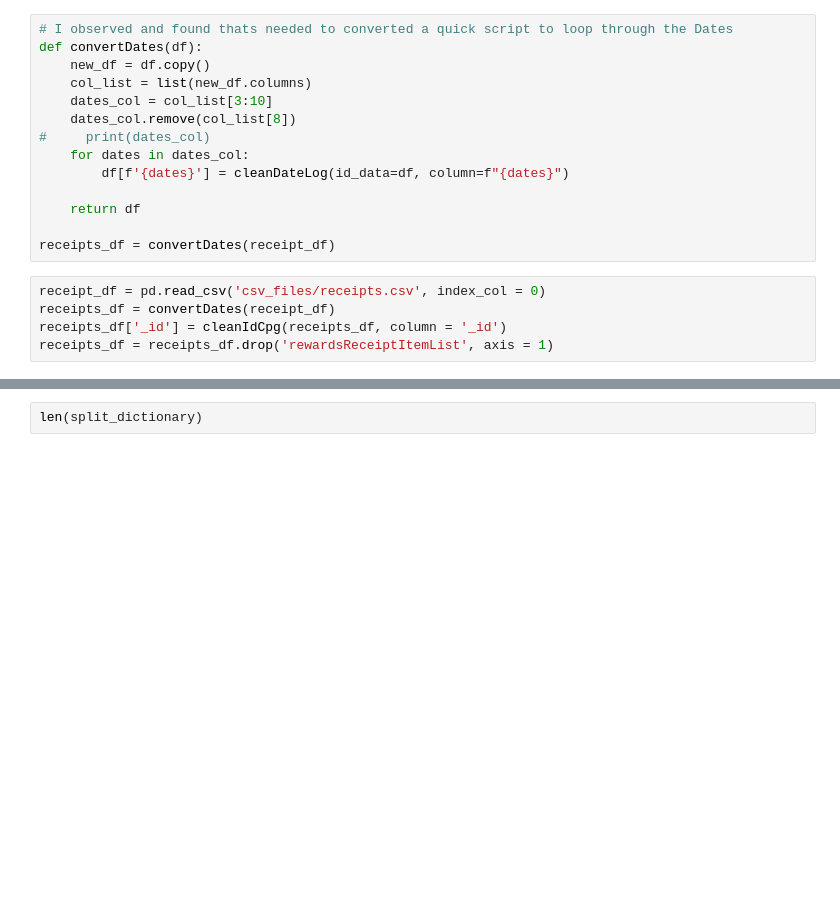
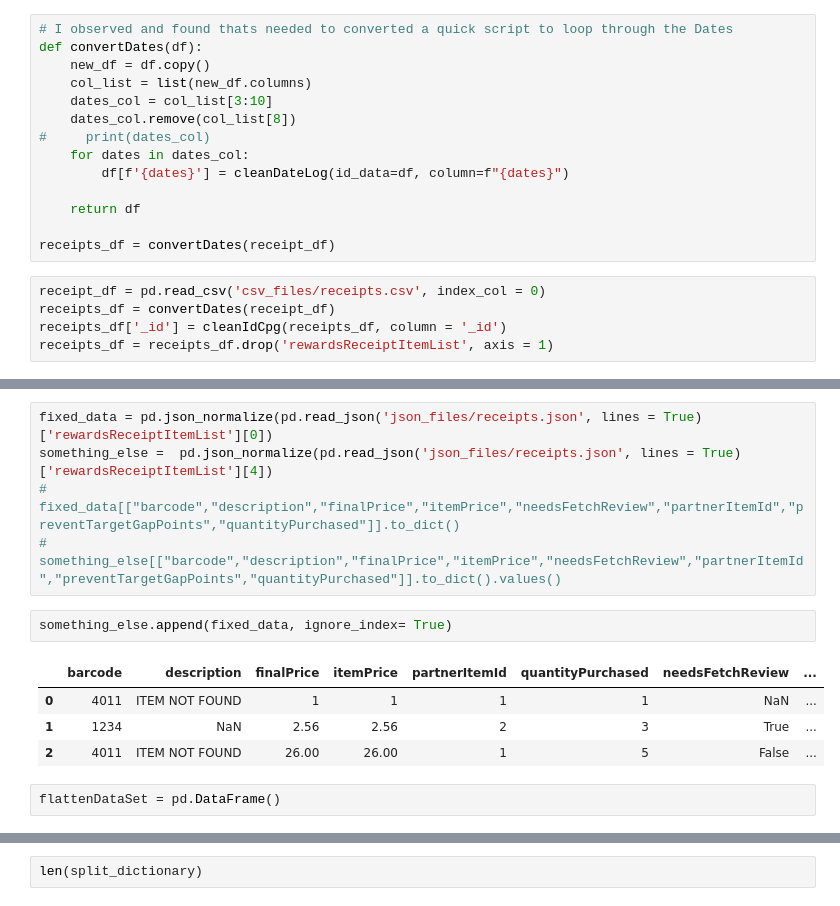
Before and after one commit to Jwdaniel34/fetch-rewards-code, a Jupyter notebook: data_cleaning.ipynb, the cells around one changed output, grey strips where cells are left out. Saved outputs shown, nothing was run; the diff lists cells and outputs as text; blank space fills up the shorter version.

Commit message:
cleaning receipt item list to get the proper amount of data for receipt list, data transformation

```diff
--- a/data_cleaning.ipynb
+++ b/data_cleaning.ipynb
@@ -157,0 +154,14 @@ ReceiptItemList_df = pd.json_normalize(receipts, record_path='rewardsReceiptItem
+# %%
+fixed_data = pd.json_normalize(pd.read_json('json_files/receipts.json', lines = True)['rewardsReceiptItemList'][0])
+something_else =  pd.json_normalize(pd.read_json('json_files/receipts.json', lines = True)['rewardsReceiptItemList'][4])
+# fixed_data[["barcode","description","finalPrice","itemPrice","needsFetchReview","partnerItemId","preventTargetGapPoints","quantityPurchased"]].to_dict()
+# something_else[["barcode","description","finalPrice","itemPrice","needsFetchReview","partnerItemId","preventTargetGapPoints","quantityPurchased"]].to_dict().values()
+# %%
+something_else.append(fixed_data, ignore_index= True)
+# %% [output]
+|  | barcode | description | finalPrice | itemPrice | partnerItemId | quantityPurchased | needsFetchReview | ... |
+| 0 | 4011 | ITEM NOT FOUND | 1 | 1 | 1 | 1 | NaN | ... |
+| 1 | 1234 | NaN | 2.56 | 2.56 | 2 | 3 | True | ... |
+| 2 | 4011 | ITEM NOT FOUND | 26.00 | 26.00 | 1 | 5 | False | ... |
+# %%
+flattenDataSet = pd.DataFrame()
```
Also changed, not shown: parts of 23 cells of this notebook.
